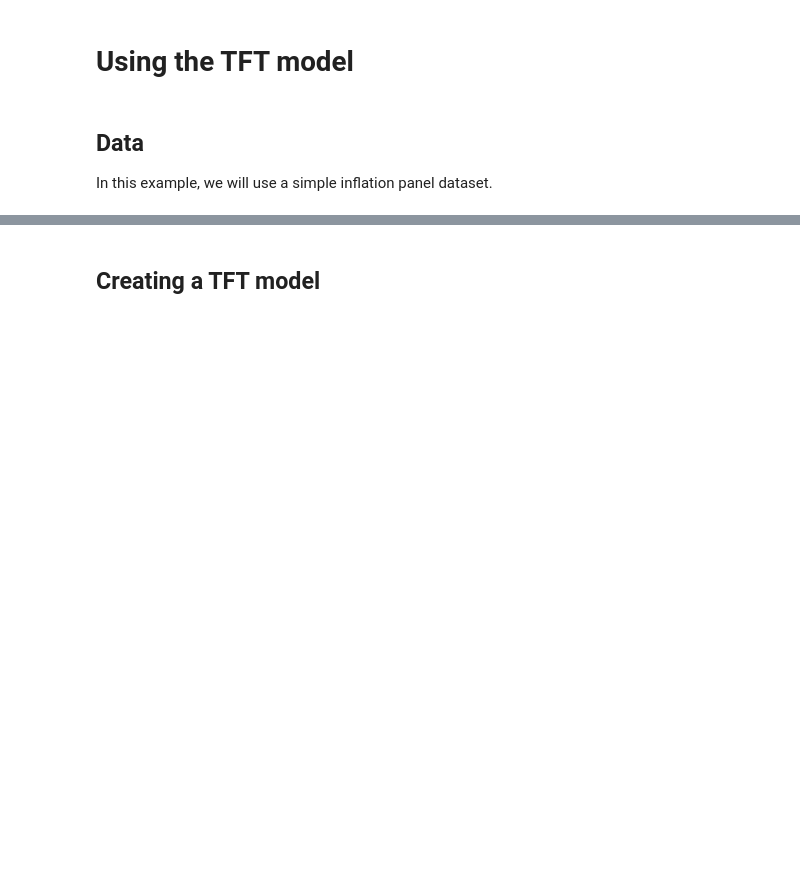
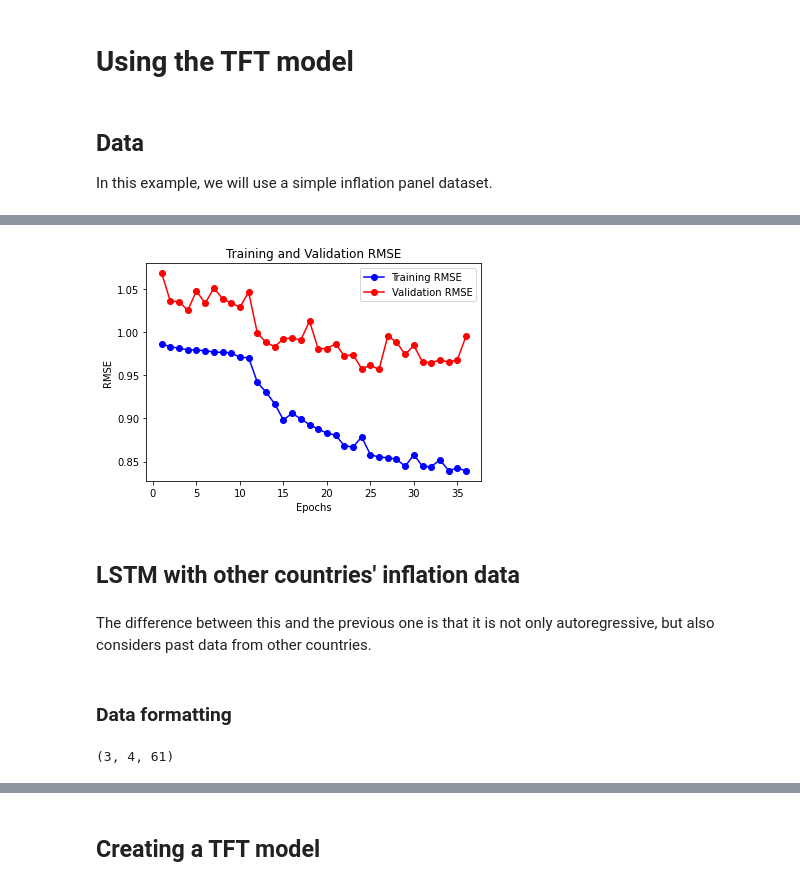
Before and after one commit to dkgaraujo/TemporalFusionTransformers, a Jupyter notebook: temporal_fusion_transformers.ipynb, the cells around one changed output, grey strips where cells are left out. Drawn from its saved outputs; the diff is of its cells as text; code cells hidden in the pictures; blank space fills up the shorter version.

Commit message:
Several changes, also some easier examples

```diff
--- a/temporal_fusion_transformers.ipynb
+++ b/temporal_fusion_transformers.ipynb
@@ -1571,0 +1854,8 @@ Name: dataflow, Length: 3137, dtype: object
+# %%
+nn_lstm = keras.Sequential([
+    layers.LSTM(units=64, return_sequences=True, return_state=False, dropout=0.1),
+    #layers.LSTM(units=1, return_sequences=False, return_state=False, dropout=0.1),
+    layers.Flatten(),
+    layers.Dense(15, activation='relu'),
+    layers.Dense(1)
+])
@@ -1571,0 +1882,17 @@ Name: dataflow, Length: 3137, dtype: object
+# %%
+nn_lstm.compile(
+    loss=keras.losses.MeanSquaredError(),
+    optimizer=keras.optimizers.Adam(learning_rate=1e-3),
+    metrics=[
+        keras.metrics.RootMeanSquaredError(name="rmse")
+    ]
+)
+# %%
+history_lstm = nn_lstm.fit(
+    x=train_samples[0],
+    y=train_samples[1],
+    batch_size=10,
+    epochs=500,
+    validation_data=valid_samples,
+    callbacks=[keras.callbacks.EarlyStopping(patience=10)]
+)
@@ -1571,0 +1906,22 @@ Name: dataflow, Length: 3137, dtype: object
+# %%
+train_loss = history_lstm.history['rmse']
+val_loss = history_lstm.history['val_rmse']
+
+epochs = range(1, len(train_loss) + 1)
+
+plt.plot(epochs, train_loss, 'bo-', label='Training RMSE')
+plt.plot(epochs, val_loss, 'ro-', label='Validation RMSE')
+plt.title('Training and Validation RMSE')
+plt.xlabel('Epochs')
+plt.ylabel('RMSE')
+plt.legend()
+
+plt.show()
+# %% [output]
+[figure, added]
+# %% [markdown]
+## LSTM with other countries' inflation data
+# %% [markdown]
+The difference between this and the previous one is that it is not only autoregressive, but also considers past data from other countries.
+# %% [markdown]
+### Data formatting
@@ -1571,0 +1947,4 @@ Name: dataflow, Length: 3137, dtype: object
+# %%
+lstm_cty_io(df=df_infl_train, idx=[3, 4, 5], col=['BR', 'BR', 'BR'], p=4)[0].shape
+# %% [output]
+(3, 4, 61)
```
Also changed, not shown: parts of 65 cells of this notebook, 1 other file.
